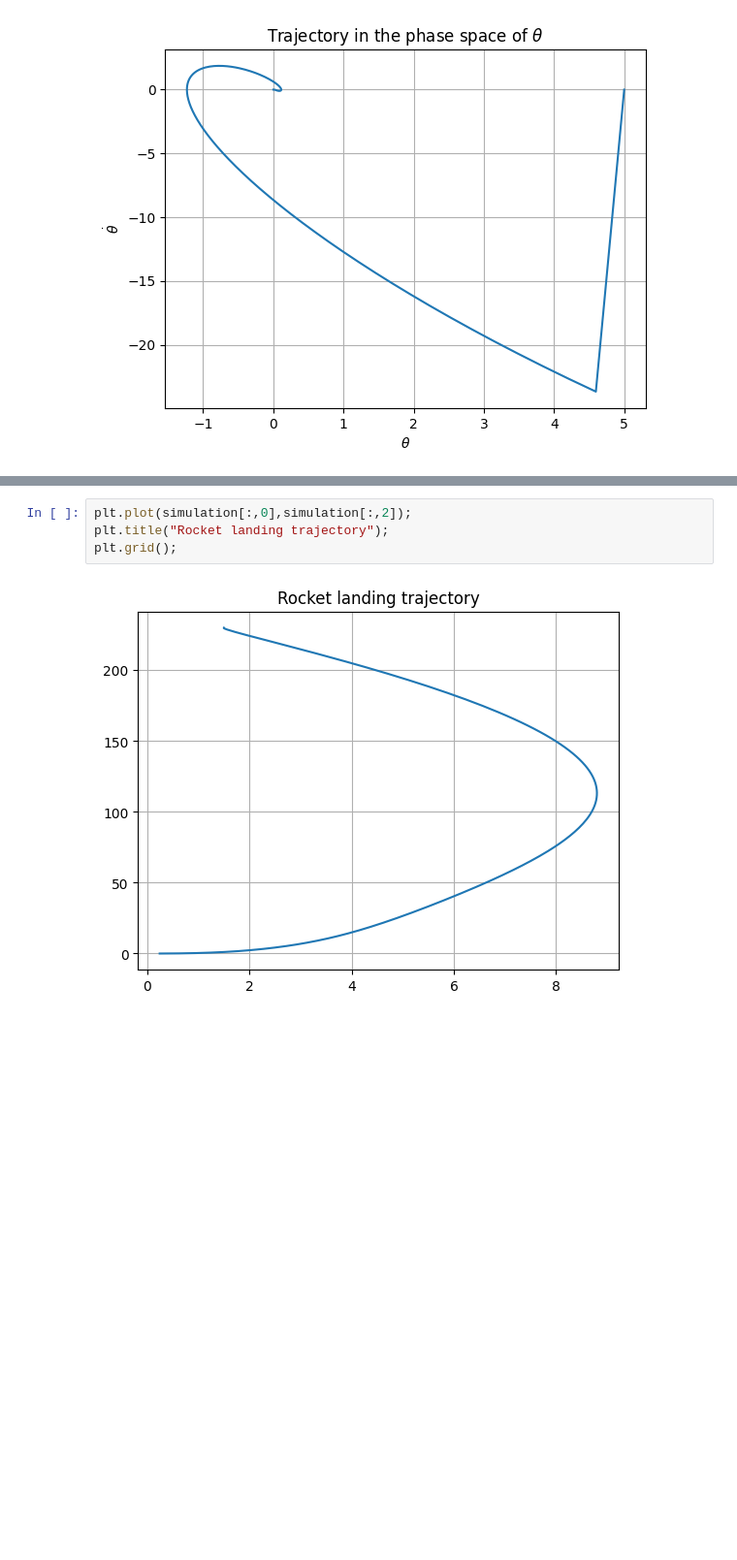
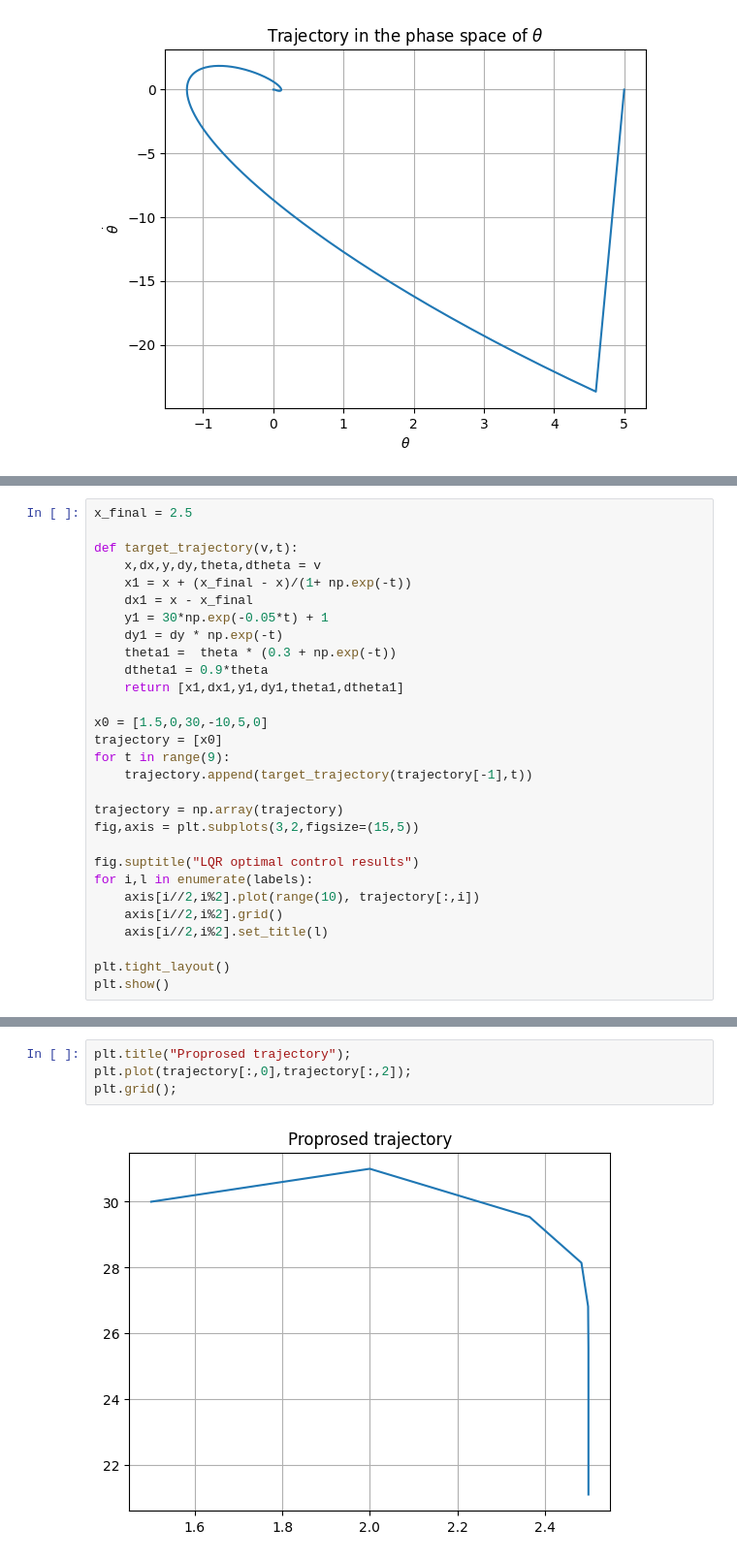
Before and after one commit to oppositecategory/control-theory-and-rockets, a Jupyter notebook: LQR_landing.ipynb, the cells around one changed output, grey strips where cells are left out. Shown at 97% size. Cells and saved outputs as stored; diff of their text form; blank space fills up the shorter version.

Commit message:
Added work on stabilized trajectory

```diff
--- a/LQR_landing.ipynb
+++ b/LQR_landing.ipynb
@@ -270,0 +294,29 @@ simulation, eigenvals = design_optimal_trajectory(Q,R,x0)
+# %%
+x_final = 2.5
+
+def target_trajectory(v,t):
+    x,dx,y,dy,theta,dtheta = v
+    x1 = x + (x_final - x)/(1+ np.exp(-t))
+    dx1 = x - x_final
+    y1 = 30*np.exp(-0.05*t) + 1
+    dy1 = dy * np.exp(-t)
+    theta1 =  theta * (0.3 + np.exp(-t))
+    dtheta1 = 0.9*theta
+    return [x1,dx1,y1,dy1,theta1,dtheta1]
+
+x0 = [1.5,0,30,-10,5,0]
+trajectory = [x0]
+for t in range(9):
+    trajectory.append(target_trajectory(trajectory[-1],t))
+
+trajectory = np.array(trajectory)
+fig,axis = plt.subplots(3,2,figsize=(15,5))
+
+fig.suptitle("LQR optimal control results")
+for i,l in enumerate(labels):
+    axis[i//2,i%2].plot(range(10), trajectory[:,i])
+    axis[i//2,i%2].grid()
+    axis[i//2,i%2].set_title(l)
+
+plt.tight_layout()
+plt.show()
@@ -271,6 +325,6 @@ simulation, eigenvals = design_optimal_trajectory(Q,R,x0)
 # %%
-plt.plot(simulation[:,0],simulation[:,2]);
-plt.title("Rocket landing trajectory");
+plt.title("Proprosed trajectory");
+plt.plot(trajectory[:,0],trajectory[:,2]);
 plt.grid();
 # %% [output]
-[figure, old version]
+[figure, new version]
```
Also changed, not shown: parts of 10 cells of this notebook, 1 other file.
